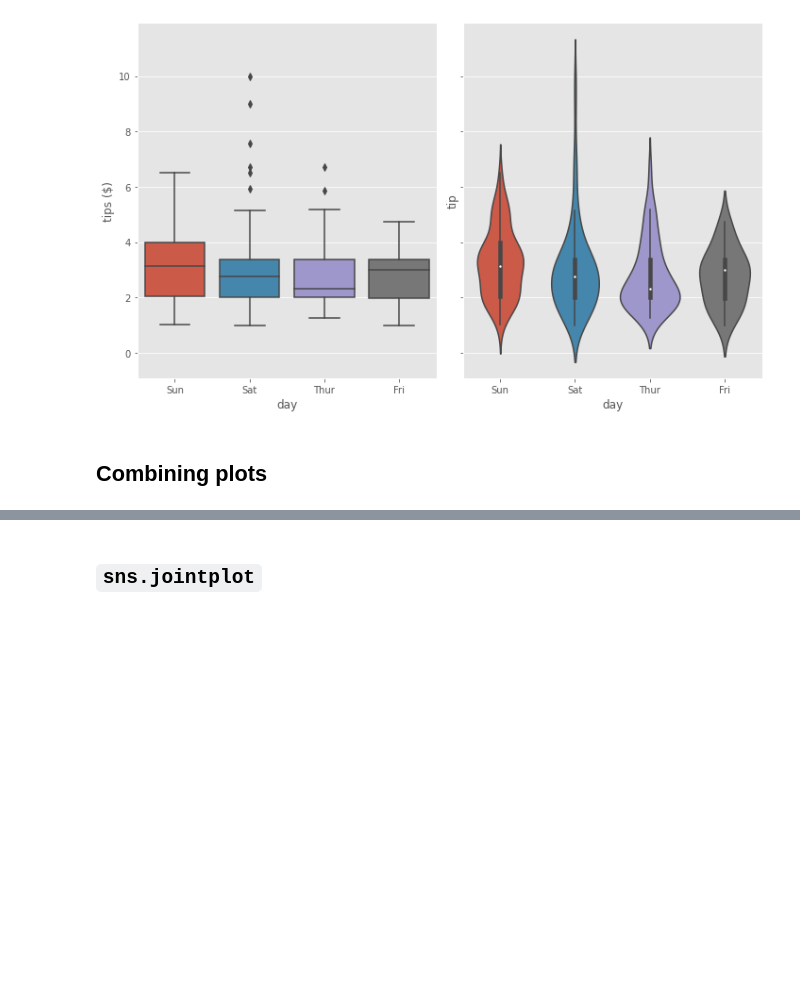
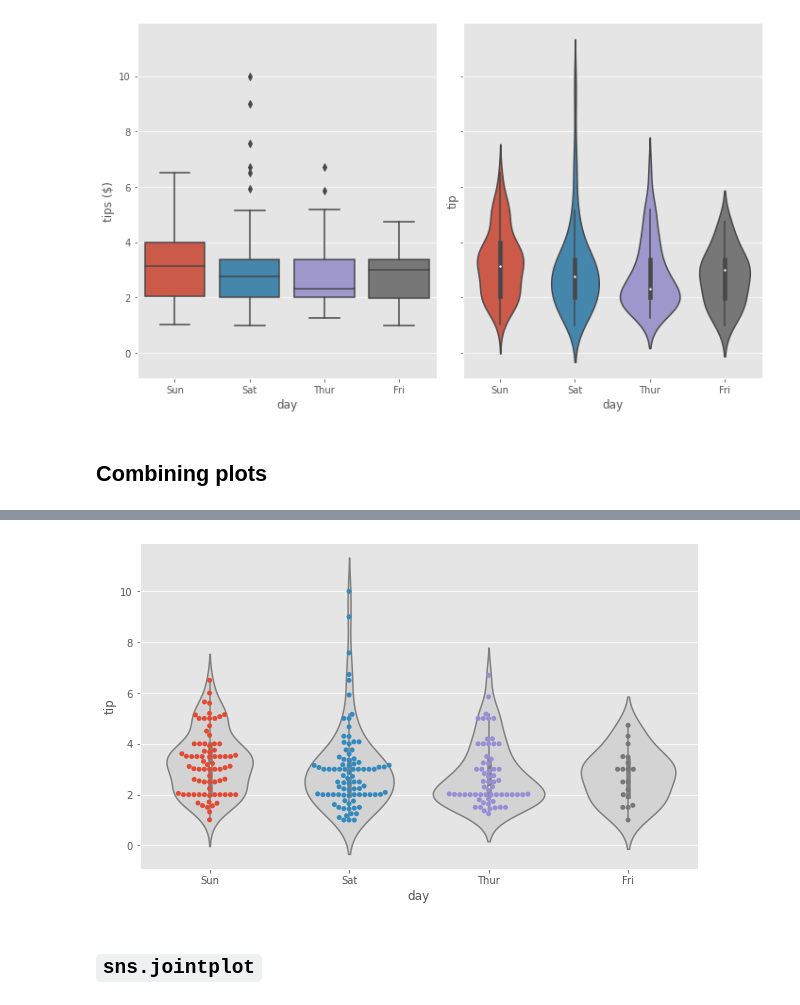
Before and after one commit to yuriikoval1997/datacamp-trainings, a Jupyter notebook: matplotlib101/seaborn101.ipynb, the cells around one changed output, grey strips where cells are left out. Cells and saved outputs as stored; diff of their text form; code cells hidden in the pictures; blank space fills up the shorter version.

```diff
--- a/matplotlib101/seaborn101.ipynb
+++ b/matplotlib101/seaborn101.ipynb
@@ -149,3 +151,10 @@ plt.show()
+# %%
+fig, ax = plt.subplots(figsize=(10, 6))
+sns.violinplot(ax=ax, x='day', y='tip', data=tips, color='lightgrey')
+sns.swarmplot(ax=ax, x='day', y='tip', data=tips)
+plt.show()
+# %% [output]
+[figure, added]
 # %% [markdown]
 ## `sns.jointplot`
 # %%
```
Also changed, not shown: parts of 5 cells of this notebook, 14 other files.
